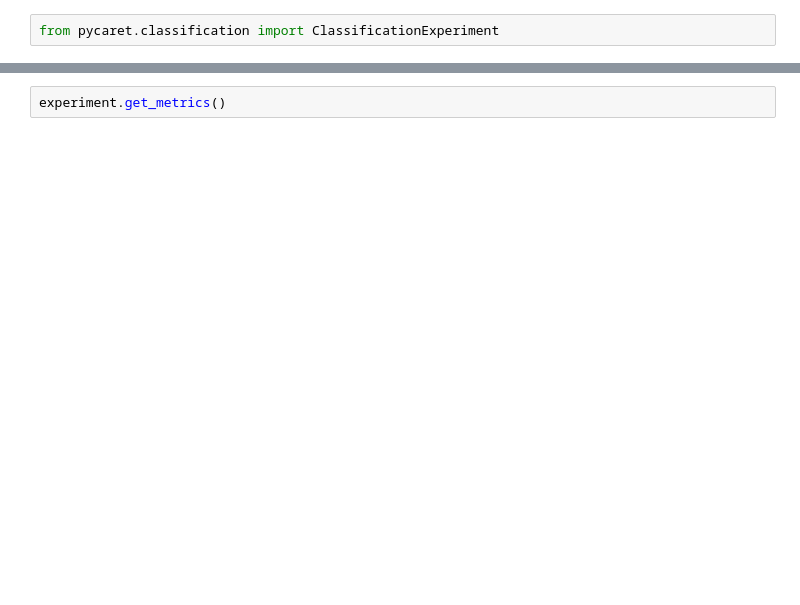
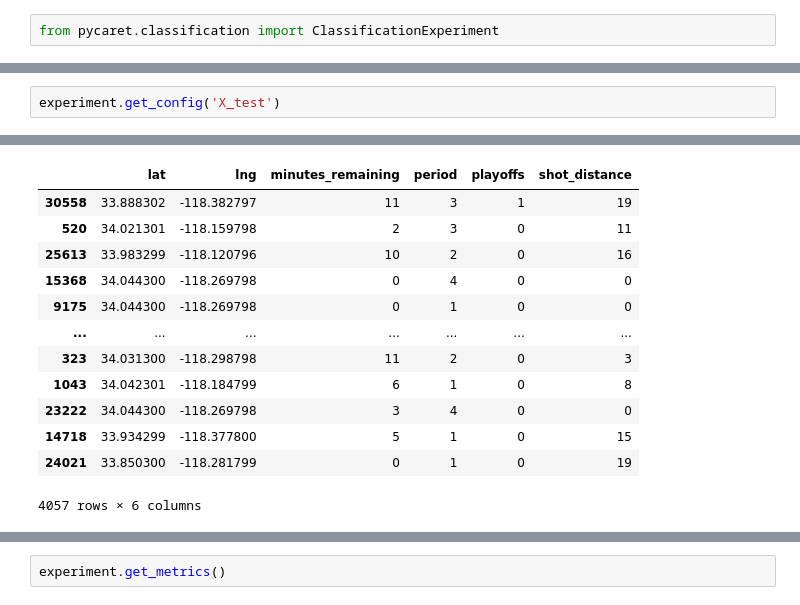
Before and after one commit to thealexandrelara/project-infnet-engenharia-de-machine-learning, a Jupyter notebook: notebooks/model_training.ipynb, the cells around one changed output, grey strips where cells are left out. Drawn from its saved outputs; the diff is of its cells as text; blank space fills up the shorter version.

```diff
--- a/notebooks/model_training.ipynb
+++ b/notebooks/model_training.ipynb
@@ -82,0 +117,3 @@ experiment.setup(
+# %%
+experiment.get_config('X_test')
+# %% [output]
@@ -82,0 +121,13 @@ experiment.setup(
+|  | lat | lng | minutes_remaining | period | playoffs | shot_distance |
+| 30558 | 33.888302 | -118.382797 | 11 | 3 | 1 | 19 |
+| 520 | 34.021301 | -118.159798 | 2 | 3 | 0 | 11 |
+| 25613 | 33.983299 | -118.120796 | 10 | 2 | 0 | 16 |
+| 15368 | 34.044300 | -118.269798 | 0 | 4 | 0 | 0 |
+| 9175 | 34.044300 | -118.269798 | 0 | 1 | 0 | 0 |
+| ... | ... | ... | ... | ... | ... | ... |
+| 323 | 34.031300 | -118.298798 | 11 | 2 | 0 | 3 |
+| 1043 | 34.042301 | -118.184799 | 6 | 1 | 0 | 8 |
+| 23222 | 34.044300 | -118.269798 | 3 | 4 | 0 | 0 |
+| 14718 | 33.934299 | -118.377800 | 5 | 1 | 0 | 15 |
+| 24021 | 33.850300 | -118.281799 | 0 | 1 | 0 | 19 |
+4057 rows × 6 columns
```
Also changed, not shown: parts of 7 cells of this notebook, 8 other files.
